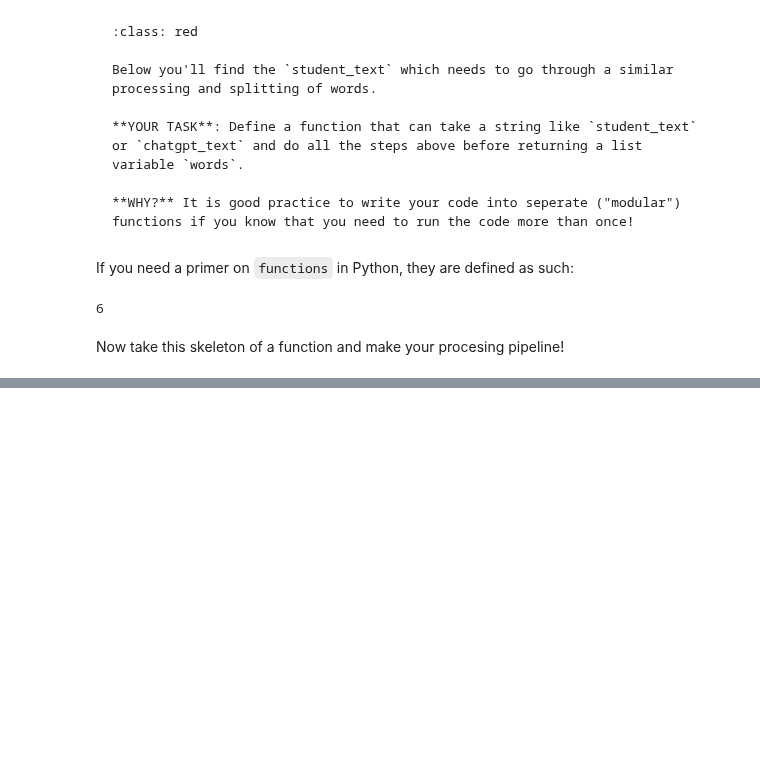
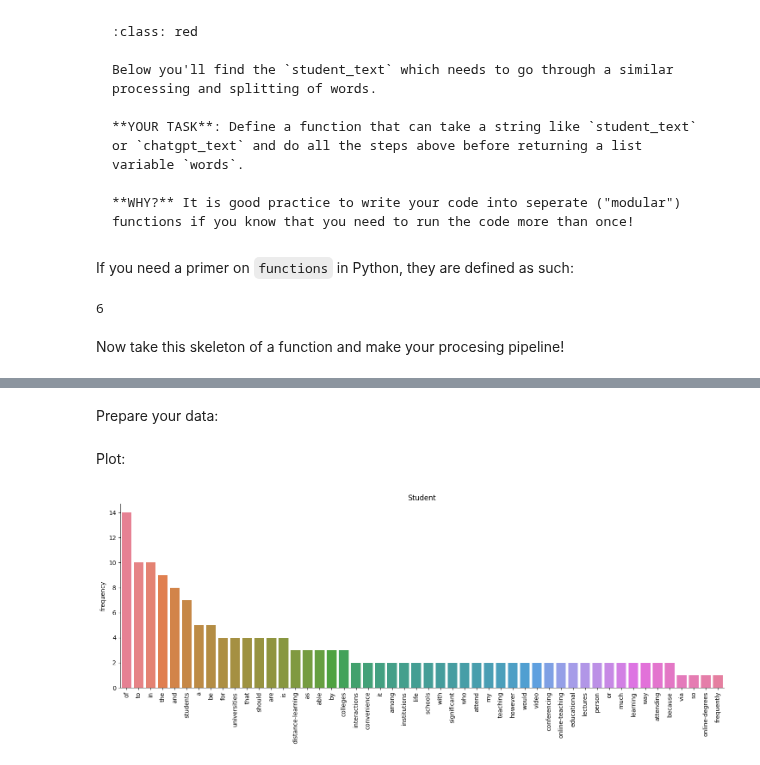
Before and after one commit to MinaAlmasi/nlp-at-cogsci, a Jupyter notebook: book/class1/001_simple_tokenization.ipynb, the cells around one changed output, grey strips where cells are left out. Drawn from its saved outputs; the diff is of its cells as text; code cells hidden in the pictures; blank space fills up the shorter version.

```diff
--- a/book/class1/001_simple_tokenization.ipynb
+++ b/book/class1/001_simple_tokenization.ipynb
@@ -125,11 +125,11 @@ print(new_number)
 Now take this skeleton of a function and make your procesing pipeline!
 # %%
 #### write your function in your own notebook:
-def get_clean_words(text):
+def get_words(text):
     """
     This function takes 'text' as input and makes it lowercase, removes basic punctuation, and splits the text into a list of words.
     """
-    # # remove pass and insert your steps!
+    # remove pass and insert your steps!
     pass
 # %%
 #### apply it to student text!!
@@ -143,0 +165,5 @@ print(clean_words) # maybe move this section to next page!
+# %%
+from collections import Counter # another built-in library!
+
+student_counts = Counter(student_words)
+chatgpt_counts = Counter(chatgpt_words)
@@ -143,0 +179,37 @@ print(clean_words) # maybe move this section to next page!
+# %% [markdown]
+Prepare your data:
+# %%
+import pandas as pd
+student_data = pd.DataFrame.from_dict(data=student_counts,
+                              orient='index').sort_values(by=0,
+                                                          ascending=False).reset_index()
+chatgpt_data = pd.DataFrame.from_dict(data=chatgpt_counts,
+                              orient='index').sort_values(by=0,
+                                                          ascending=False).reset_index()
+# %% [markdown]
+Plot:
+# %%
+import seaborn as sns
+from matplotlib import pyplot as plt
+
+# determine how many words we are plotting
+n_most_frequent = 50
+
+# plot for student
+sns.catplot(
+            data=student_data.head(n=n_most_frequent),
+            x='index',
+            y=0,
+            kind='bar',
+            height=5,
+            aspect=3,
+            palette="husl",   # rainbow colors
+            hue="index"       # force each category to be colored separately
+            )
+plt.xticks(rotation=90)
+plt.title("Student")
+plt.xlabel('')
+plt.ylabel('frequency')
+plt.show()
+# %% [output]
+[figure, added]
```
Also changed, not shown: parts of 8 cells of this notebook.
